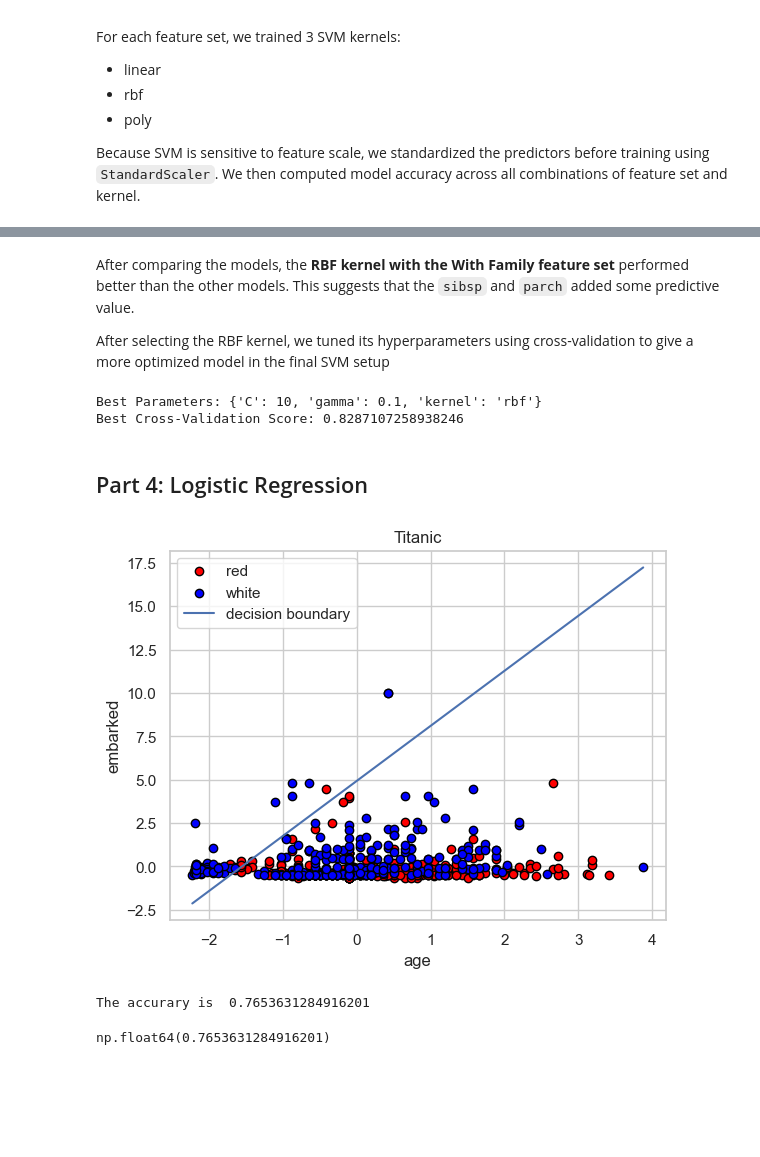
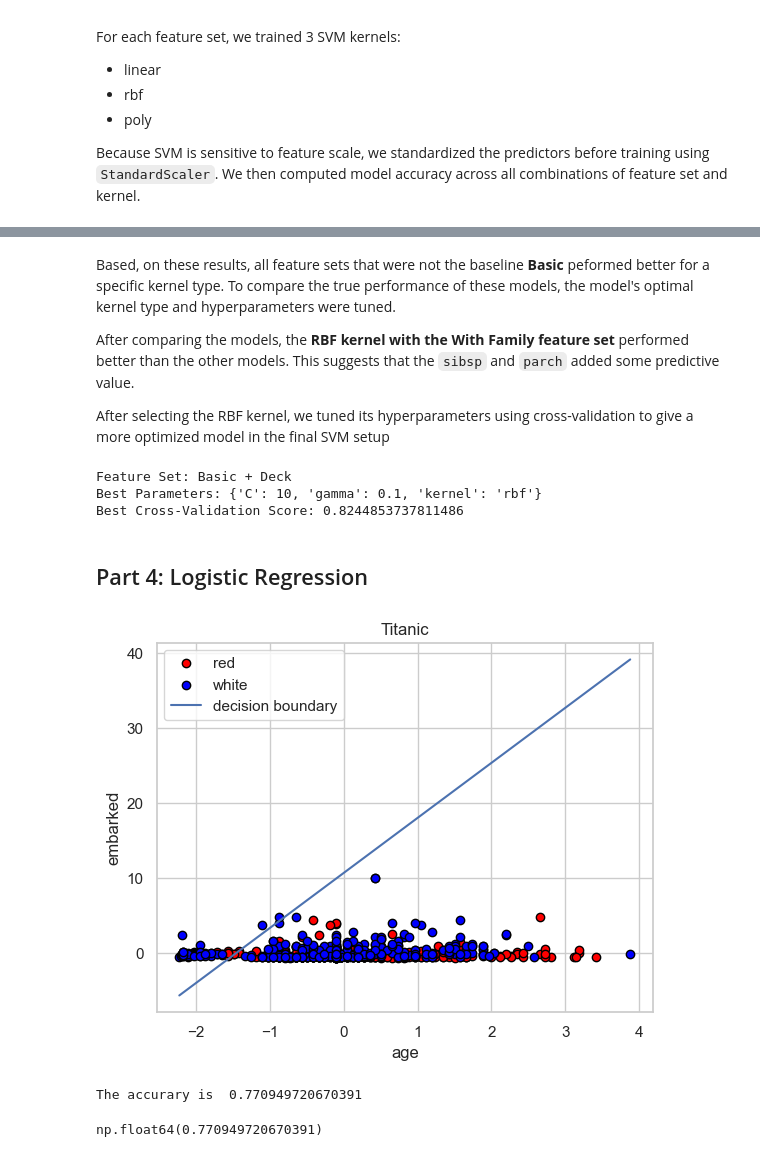
Before and after one commit to SamuelWang05/ml-final-project, a Jupyter notebook: ml-final-project.ipynb, the cells around one changed output, grey strips where cells are left out. Cells and saved outputs as stored; diff of their text form; code cells hidden in the pictures; blank space fills up the shorter version.

Commit message:
Added deck feature and enhanced feature selection strategy in model pipeline

```diff
--- a/ml-final-project.ipynb
+++ b/ml-final-project.ipynb
@@ -105,8 +121,20 @@ df['sex'] = df['sex'].map({'female': 0, 'male': 1}).astype(int)
 # S=0, C=1, Q=2
 df['embarked'] = df['embarked'].map({'S': 0, 'C': 1, 'Q': 2}).astype(int)
 
-# Drop redundant or highly missing columns
-drop_cols = ['deck', 'embark_town', 'alive', 'class', 'who', 'adult_male', 'alone']
+df['deck'] = df['deck'].cat.add_categories('U').fillna('U')
+
+deck_groups = {
+    'B': 3, 'D': 3, 'E': 3,  # High survival
+    'C': 2, 'F' : 2,                    # Medium survival
+    'A' : 1, 'G': 1,                            # Low survival
+    'U': 0                             # Missing / lowest survival
+}
+
+df['deck'] = df['deck'].map(deck_groups)
+
+
+# Drop redundant
+drop_cols = ['embark_town', 'alive', 'class', 'who', 'adult_male', 'alone']
 df = df.drop(drop_cols, axis=1)
 
 print("--- Cleaning Complete ---")
@@ -167,6 +195,8 @@ import pandas as pd
 feature_sets = {
     "Basic": ['pclass', 'sex', 'age', 'fare', 'embarked'],
     "With Family": ['pclass', 'sex', 'age', 'fare', 'embarked', 'sibsp', 'parch'],
+    "Basic + Deck": ['pclass', 'sex', 'age', 'fare', 'embarked', 'deck'],
+    "With Family + Deck": ['pclass', 'sex', 'age', 'fare', 'embarked', 'deck', 'sibsp', 'parch'],
 }
 
 results = []
@@ -249,31 +285,50 @@ plt.show()
 # %% [markdown]
+Based, on these results, all feature sets that were not the baseline **Basic** peformed better for a specific kernel type. To compare the true performance of these models, the model's optimal kernel type and hyperparameters were tuned.
+
 After comparing the models, the **RBF kernel with the With Family feature set** performed better than the other models. This suggests that the `sibsp` and `parch` added some predictive value.
 
 After selecting the RBF kernel, we tuned its hyperparameters using cross-validation to give a more optimized model in the final SVM setup
 # %%
 from sklearn.model_selection import GridSearchCV
 
-param_grid = {
-    'C': [0.1, 1, 10, 100],
-    'gamma': [0.001, 0.01, 0.1, 1],
-    'kernel': ['rbf']
-}
+model_scores = []
 
-grid_search = GridSearchCV(SVC(), param_grid, cv=5, scoring='accuracy', n_jobs=-1)
-grid_search.fit(X_train_scaled, y_train)
+for feature_set_name in ['Basic + Deck', 'With Family', 'With Family + Deck']:
+    X = df[feature_sets[feature_set_name]]
+    y = df['survived']
 
-print("Best Parameters:", grid_search.best_params_)
-print("Best Cross-Validation Score:", grid_search.best_score_)
+    X_train, X_test, y_train, y_test = train_test_split(
+        X, y, test_size=0.2, random_state=42, stratify=y
+    )
+
+    scaler = StandardScaler()
+    X_train_scaled = scaler.fit_transform(X_train)
+    X_test_scaled = scaler.transform(X_test)
+
+    param_grid = {
+        'C': [0.1, 1, 10, 100],
+        'gamma': [0.001, 0.01, 0.1, 1],
+        'kernel': ['poly', 'rbf']
+    }
+
+    grid_search = GridSearchCV(SVC(), param_grid, cv=5, scoring='accuracy', n_jobs=-1)
+    grid_search.fit(X_train_scaled, y_train)
+
+    print(f"\nFeature Set: {feature_set_name}")
+    print("Best Parameters:", grid_search.best_params_)
+    print("Best Cross-Validation Score:", grid_search.best_score_)
+    model_scores.append(("SVM: " + feature_set_name, grid_search.best_score_))
 # %% [output]
+Feature Set: Basic + Deck
 Best Parameters: {'C': 10, 'gamma': 0.1, 'kernel': 'rbf'}
-Best Cross-Validation Score: 0.8287107258938246
+Best Cross-Validation Score: 0.8244853737811486
 # %% [markdown]
 ## Part 4: Logistic Regression
 # %%
 # Use the same feature set and train/test split as SVM
 from sklearn.model_selection import train_test_split
 
-feature_cols = ['pclass', 'sex', 'age', 'fare', 'embarked']
+feature_cols = ['pclass', 'sex', 'age', 'fare', 'embarked', 'deck']
 
 X_lr = df[feature_cols]
 y_lr = df['survived']
@@ -288,12 +343,14 @@ train_fare = X_train_lr['fare']
 train_sex  = X_train_lr['sex']
 train_pclass   = X_train_lr['pclass']
 train_embarked = X_train_lr['embarked']
+train_deck = X_train_lr['deck']
 
 test_age  = X_test_lr['age']
 test_fare = X_test_lr['fare']
 test_sex  = X_test_lr['sex']
 test_pclass   = X_test_lr['pclass']
 test_embarked = X_test_lr['embarked']
+test_deck = X_test_lr['deck']
 
 train_y = np.reshape(y_train_lr.values, (len(y_train_lr), 1))
 test_y  = np.reshape(y_test_lr.values,  (len(y_test_lr),  1))
@@ -412,36 +469,38 @@ class standardizeData:
 # %%
 # Use all 5 features to match the SVM feature set: pclass, sex, age, fare, embarked
 # theta has one entry per feature + one bias term = 6 values
-theta = np.array([[0.5], [0.5], [0.5], [0.5], [0.5], [0.5]])
+theta = np.array([[0.5], [0.5], [0.5], [0.5], [0.5], [0.5], [0.5]])
 
-train_features = [train_age, train_fare, train_sex, train_pclass, train_embarked]
-test_features  = [test_age,  test_fare,  test_sex,  test_pclass,  test_embarked]
+train_features = [train_age, train_fare, train_sex, train_pclass, train_embarked, train_deck]
+test_features  = [test_age,  test_fare,  test_sex,  test_pclass,  test_embarked, test_deck]
 
 # Standardize using training set statistics only
 for i in range(len(train_features)):
     test_features[i]  = standardizeData.standardize(test_features[i],  train_features[i])
     train_features[i] = standardizeData.standardize(train_features[i], train_features[i])
 
 # Build design matrix: bias column + 5 feature columns
 design_X = np.zeros((len(train_y), len(theta)))
 design_X[:, 0] = 1  # bias term
 for i, feat in enumerate(train_features):
     design_X[:, i + 1] = feat.values.reshape(-1)
 
 alpha = 1e-4
 
 model = LogisticRegression(design_X, train_y, theta, alpha)
 model.run_gradient_descent()
 model.decision_boundary()
 
 # Build test design matrix
 test_X = np.zeros((len(test_y), len(theta)))
 test_X[:, 0] = 1  # bias term
 for i, feat in enumerate(test_features):
     test_X[:, i + 1] = feat.values.reshape(-1)
 
-model.evaluate(test_X, test_y)
+acc =model.evaluate(test_X, test_y)
+
+model_scores.append(("Logistic Regression: Basic + Deck", acc))
 # %% [output]
-[figure, old version]
+[figure, new version]
-The accurary is  0.7653631284916201
+The accurary is  0.770949720670391
-np.float64(0.7653631284916201)
+np.float64(0.770949720670391)
```
Also changed, not shown: parts of 8 cells of this notebook.
